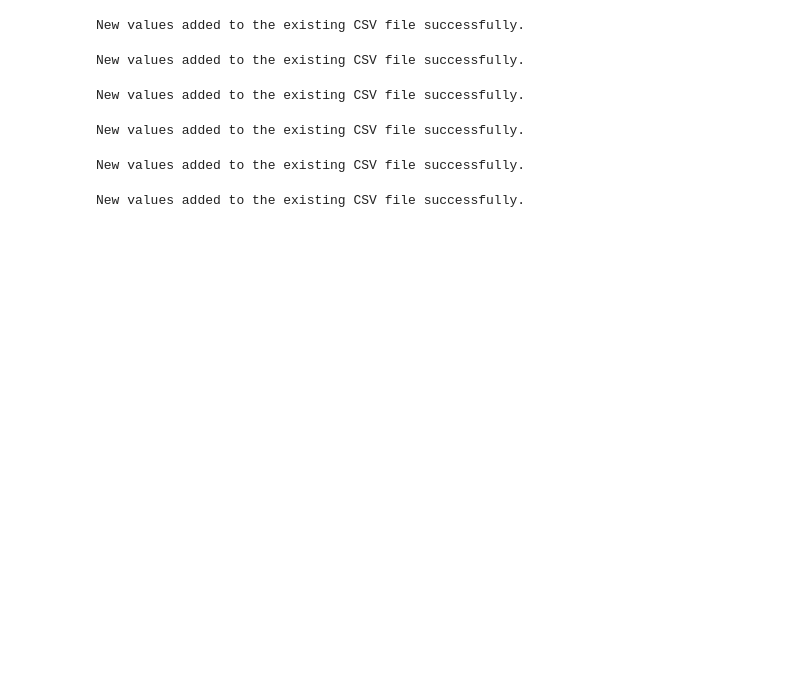
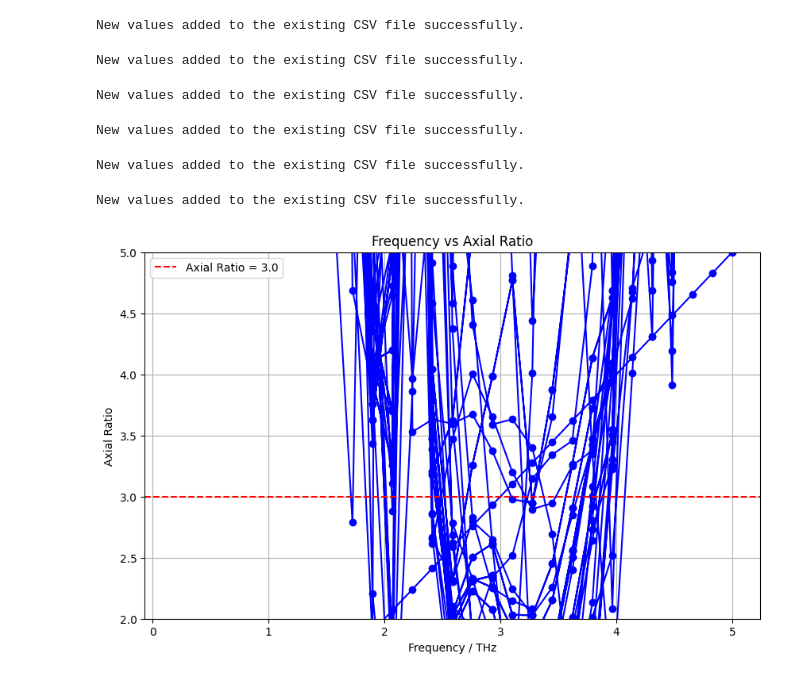
Before and after one commit to garbage38/DataSet, a Jupyter notebook: data.ipynb, the cells around one changed output. Drawn from its saved outputs; the diff is of its cells as text; code cells hidden in the pictures; blank space fills up the shorter version.

```diff
--- a/data.ipynb
+++ b/data.ipynb
@@ -1856,3 +1856,23 @@ df_unique = df.drop_duplicates(subset=duplicate_cols)
 df_unique.to_csv('parameters_unique.csv', index=False)
 
 print("Duplicate rows merged successfully.")
+# %%
+import pandas as pd
+import matplotlib.pyplot as plt
+
+# Read the unique parameters CSV file
+df_unique = pd.read_csv('parameters_unique.csv')
+
+# Plot frequency against axial ratio
+plt.figure(figsize=(10, 6))
+plt.plot(df_unique['Frequency'], df_unique['Axial Ratio'], marker='o', linestyle='-', color='b')
+plt.axhline(y=3.0, color='r', linestyle='--', label='Axial Ratio = 3.0')
+plt.xlabel('Frequency / THz')
+plt.ylabel('Axial Ratio')
+plt.title('Frequency vs Axial Ratio')
+plt.ylim(2, 5)  # Set y-axis limits
+plt.legend()
+plt.grid(True)
+plt.show()
+# %% [output]
+[figure, added]
```
Also changed, not shown: parts of 3 cells of this notebook.
